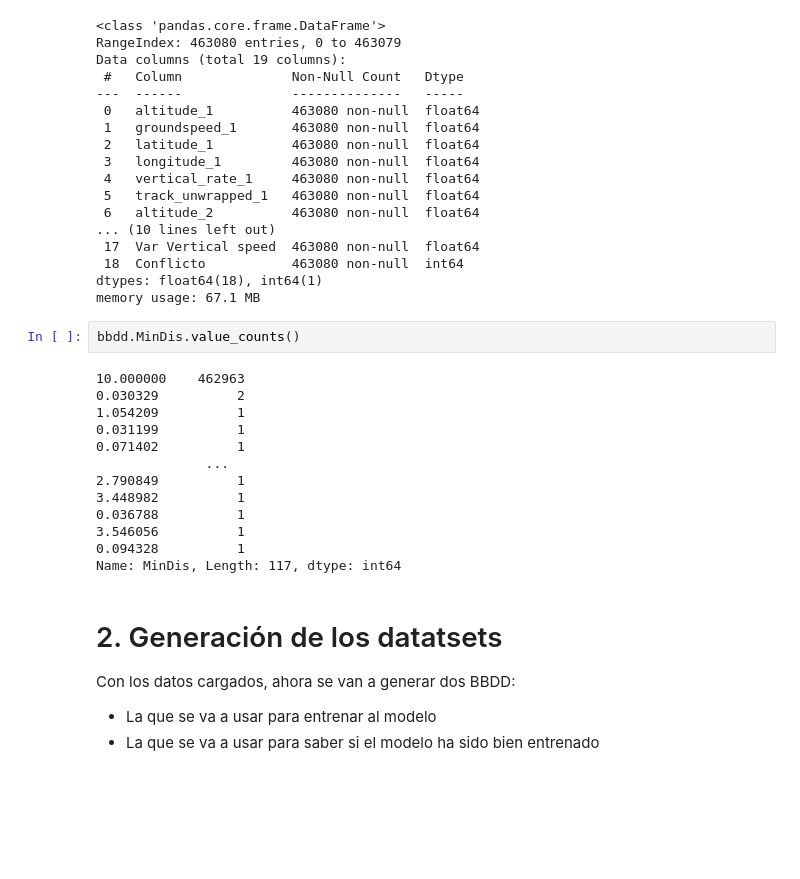
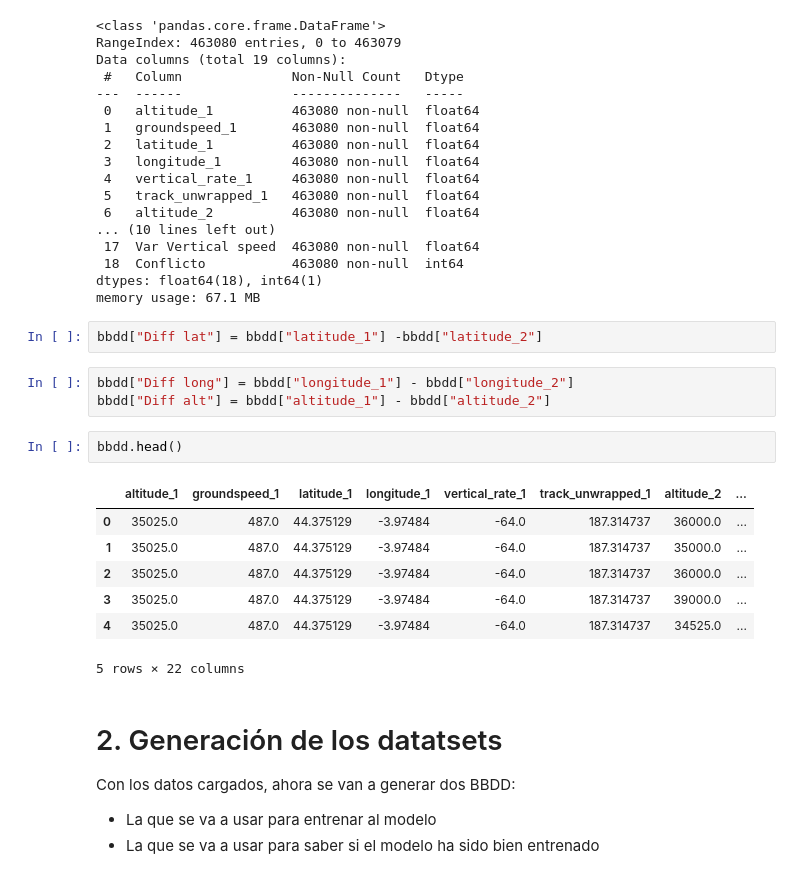
Before and after one commit to jaimebw/tfg, a Jupyter notebook: libros/aplicacion_ml.ipynb, the cells around one changed output. Drawn from its saved outputs; the diff is of its cells as text; blank space fills up the shorter version.

```diff
--- a/libros/aplicacion_ml.ipynb
+++ b/libros/aplicacion_ml.ipynb
@@ -54,21 +55,21 @@ Data columns (total 19 columns):
  18  Conflicto           463080 non-null  int64
 dtypes: float64(18), int64(1)
 memory usage: 67.1 MB
-# %%
-bbdd.MinDis.value_counts()
-# %% [output]
-10.000000    462963
-0.030329          2
-1.054209          1
-0.031199          1
-0.071402          1
-              ...
-2.790849          1
-3.448982          1
-0.036788          1
-3.546056          1
-0.094328          1
-Name: MinDis, Length: 117, dtype: int64
+# %%
+bbdd["Diff lat"] = bbdd["latitude_1"] -bbdd["latitude_2"]
+# %%
+bbdd["Diff long"] = bbdd["longitude_1"] - bbdd["longitude_2"]
+bbdd["Diff alt"] = bbdd["altitude_1"] - bbdd["altitude_2"]
+# %%
+bbdd.head()
+# %% [output]
+|  | altitude_1 | groundspeed_1 | latitude_1 | longitude_1 | vertical_rate_1 | track_unwrapped_1 | altitude_2 | ... |
+| 0 | 35025.0 | 487.0 | 44.375129 | -3.97484 | -64.0 | 187.314737 | 36000.0 | ... |
+| 1 | 35025.0 | 487.0 | 44.375129 | -3.97484 | -64.0 | 187.314737 | 35000.0 | ... |
+| 2 | 35025.0 | 487.0 | 44.375129 | -3.97484 | -64.0 | 187.314737 | 36000.0 | ... |
+| 3 | 35025.0 | 487.0 | 44.375129 | -3.97484 | -64.0 | 187.314737 | 39000.0 | ... |
+| 4 | 35025.0 | 487.0 | 44.375129 | -3.97484 | -64.0 | 187.314737 | 34525.0 | ... |
+5 rows × 22 columns
 # %% [markdown]
 # 2. Generación de los datatsets
 Con los datos cargados, ahora se van a generar dos BBDD:
```
Also changed, not shown: parts of 33 cells of this notebook.
